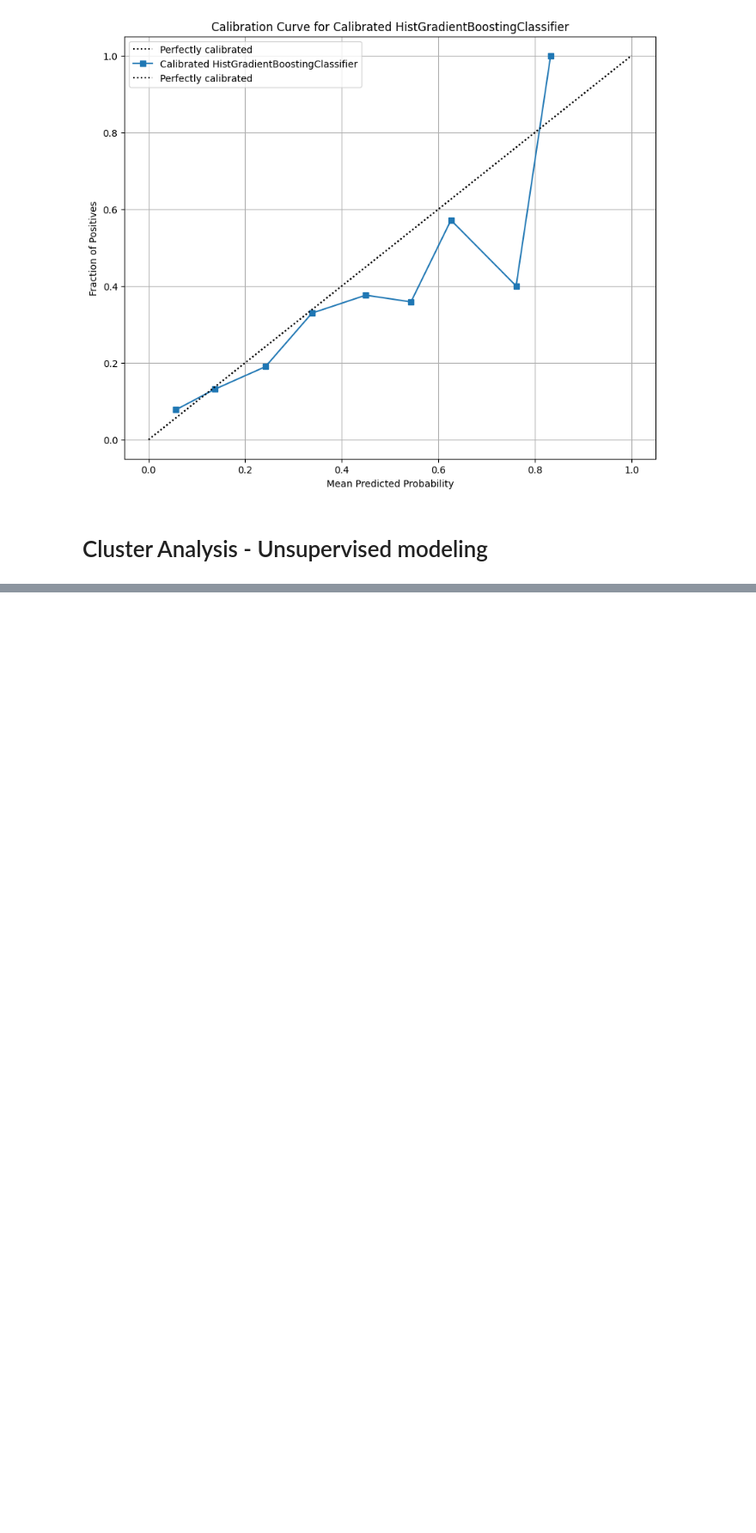
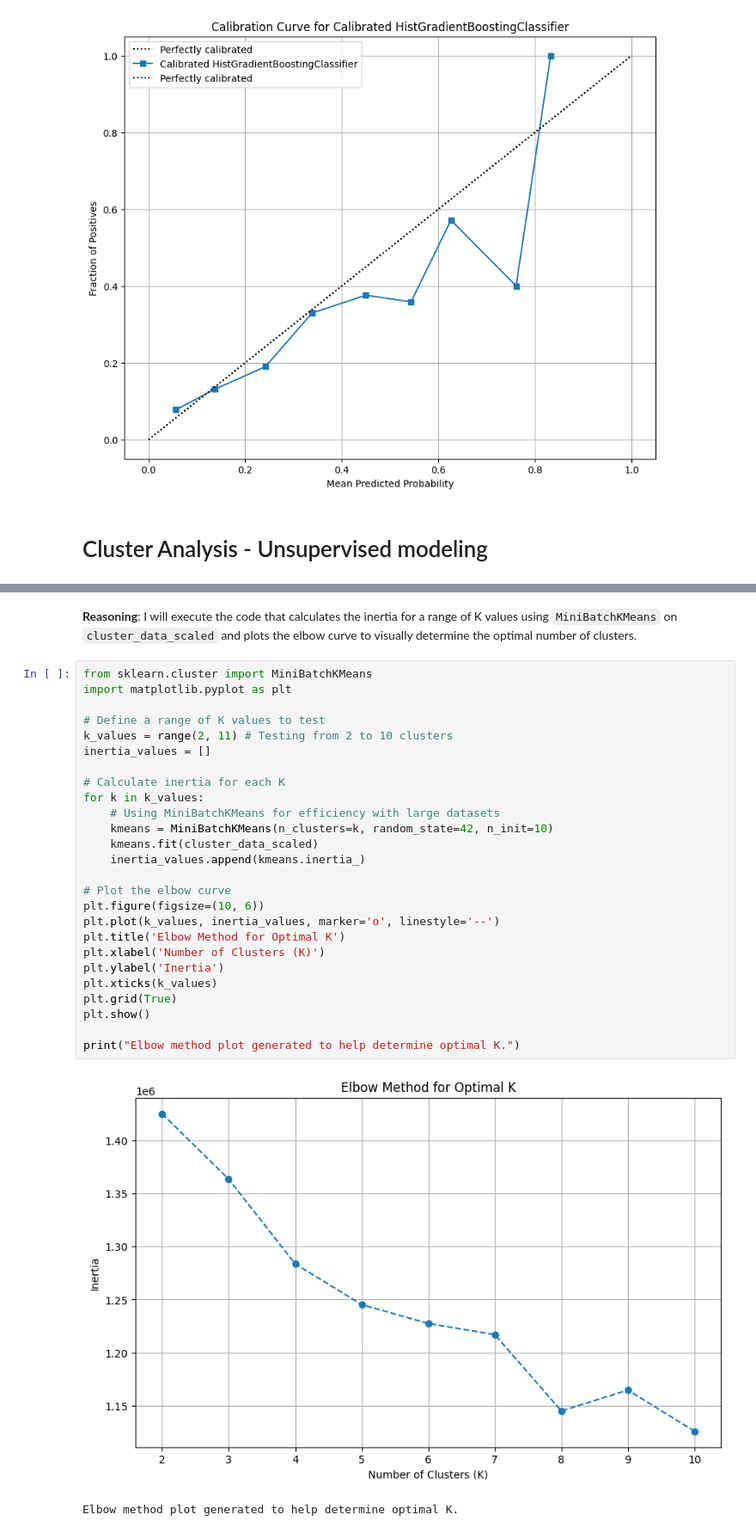
Before and after one commit to joezein71/AIHC-5010-Winter-2026, a Jupyter notebook: 20260122_assignment1_colab_workflow_zein.ipynb, the cells around one changed output, grey strips where cells are left out. Shown at 86% size. Drawn from its saved outputs; the diff is of its cells as text; blank space fills up the shorter version.

```diff
--- a/20260122_assignment1_colab_workflow_zein.ipynb
+++ b/20260122_assignment1_colab_workflow_zein.ipynb
@@ -2479,0 +2892,32 @@ plt.show()
+# %% [markdown]
+**Reasoning**:
+I will execute the code that calculates the inertia for a range of K values using `MiniBatchKMeans` on `cluster_data_scaled` and plots the elbow curve to visually determine the optimal number of clusters.
+# %%
+from sklearn.cluster import MiniBatchKMeans
+import matplotlib.pyplot as plt
+
+# Define a range of K values to test
+k_values = range(2, 11) # Testing from 2 to 10 clusters
+inertia_values = []
+
+# Calculate inertia for each K
+for k in k_values:
+    # Using MiniBatchKMeans for efficiency with large datasets
+    kmeans = MiniBatchKMeans(n_clusters=k, random_state=42, n_init=10)
+    kmeans.fit(cluster_data_scaled)
+    inertia_values.append(kmeans.inertia_)
+
+# Plot the elbow curve
+plt.figure(figsize=(10, 6))
+plt.plot(k_values, inertia_values, marker='o', linestyle='--')
+plt.title('Elbow Method for Optimal K')
+plt.xlabel('Number of Clusters (K)')
+plt.ylabel('Inertia')
+plt.xticks(k_values)
+plt.grid(True)
+plt.show()
+
+print("Elbow method plot generated to help determine optimal K.")
+# %% [output]
+[figure, added]
+Elbow method plot generated to help determine optimal K.
```
Also changed, not shown: parts of 42 cells of this notebook.
